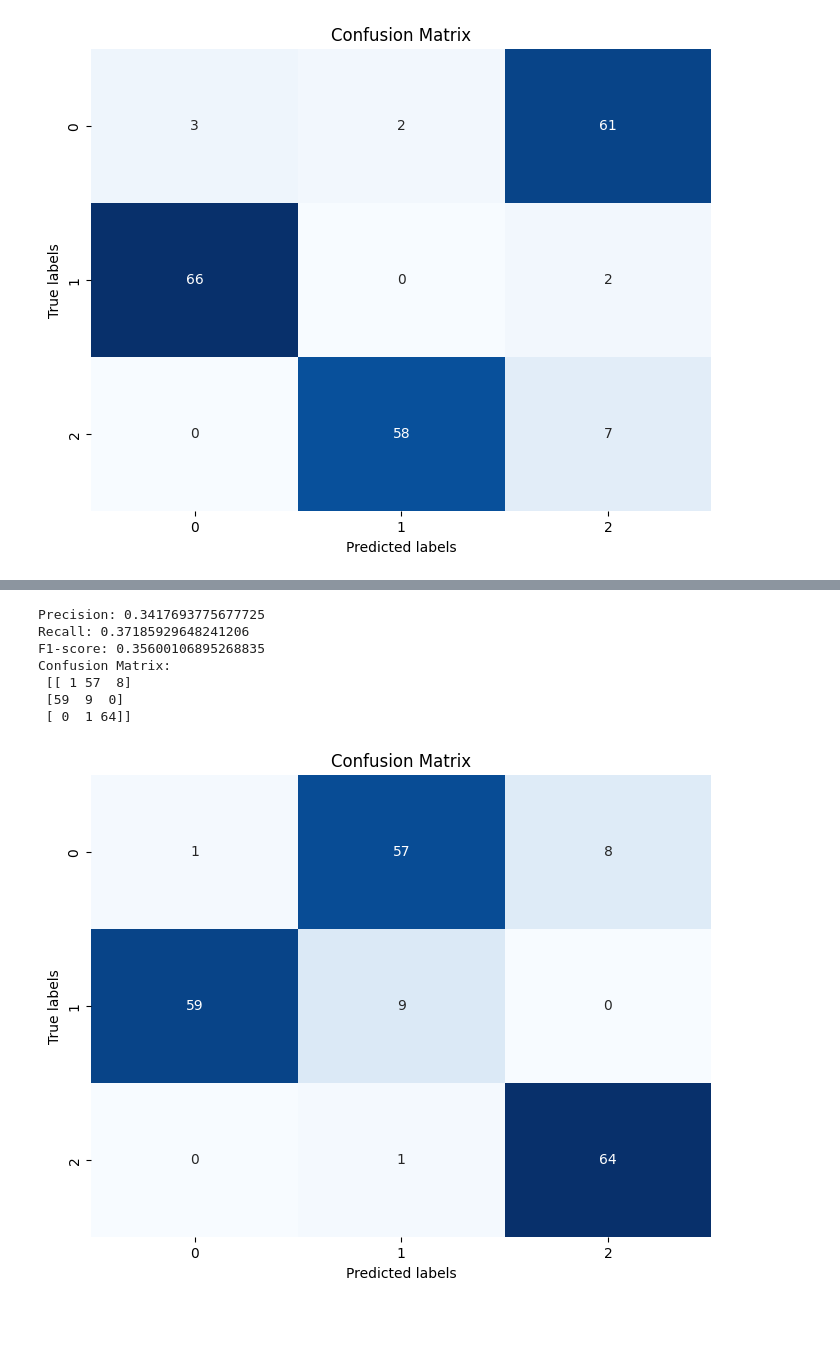
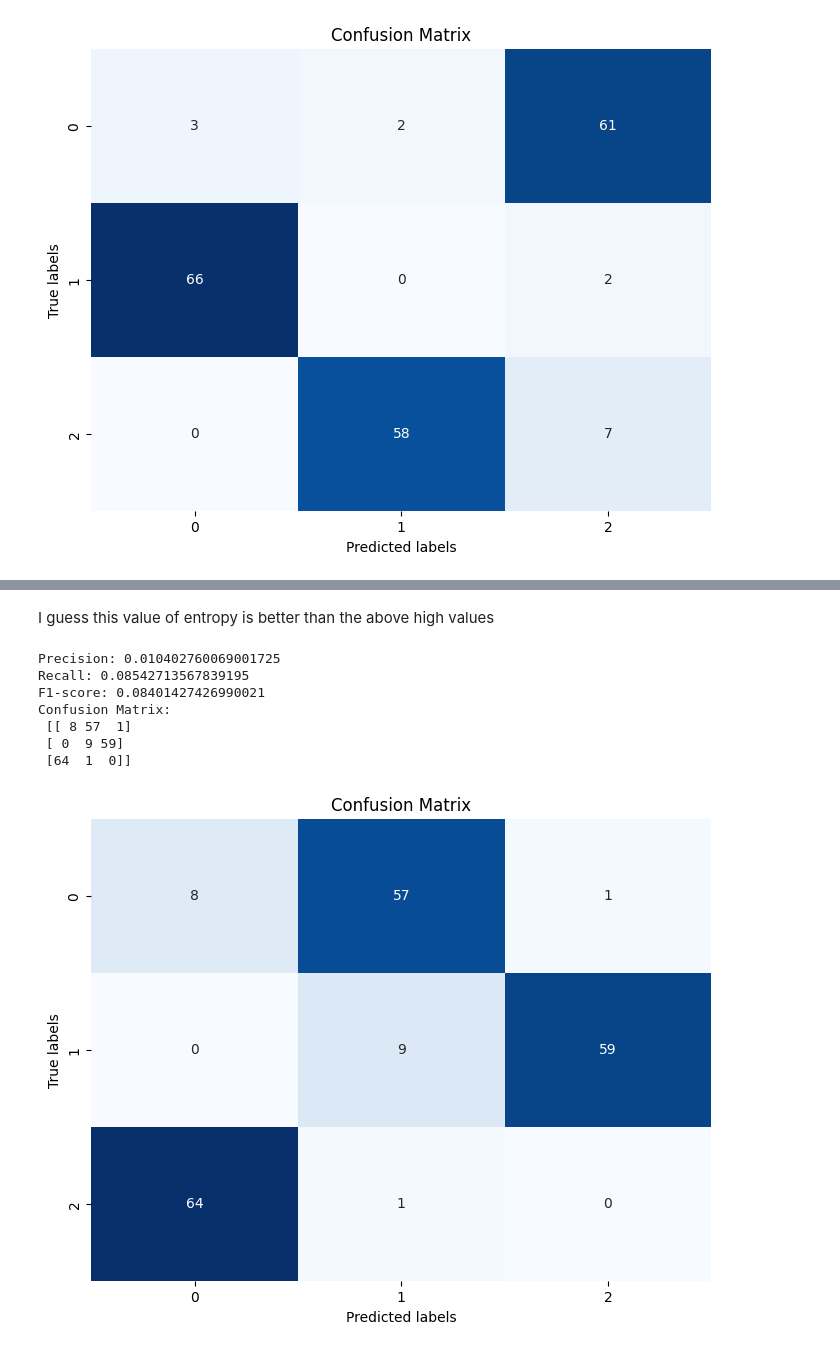
Before and after one commit to RawanKhaled20/Unsupervised_Seeds_Clustering, a Jupyter notebook: Unsupervised_learning_using_cfuzzy_and_cfuzzyentropy.ipynb, the cells around one changed output, grey strips where cells are left out. Saved outputs shown, nothing was run; the diff lists cells and outputs as text; code cells hidden in the pictures; blank space fills up the shorter version.

```diff
--- a/Unsupervised_learning_using_cfuzzy_and_cfuzzyentropy.ipynb
+++ b/Unsupervised_learning_using_cfuzzy_and_cfuzzyentropy.ipynb
@@ -301,9 +314,9 @@ m_values = [1.1, 1.5, 2]  # Fuzziness parameter
 
 # Perform Fuzzy C-Means (FCM)
 for m in m_values:
-    cntr_fcm, u_fcm, _, _, _, _, _ = cmeans(df_compressed.T, n_clusters, m, error=0.005, maxiter=1000)
+    cntr_fcm, u_fcm, _, _, _, _, _ = cmeans(df_compressed1.T, n_clusters, m, error=0.005, maxiter=1000)
 
     # Evaluate clustering performance
-    silhouette_fcm = silhouette_score(df_compressed, np.argmax(u_fcm, axis=0))
+    silhouette_fcm = silhouette_score(df_compressed1, np.argmax(u_fcm, axis=0))
     print(f"FCM (m={m}): Silhouette Score = {silhouette_fcm:.4f}")
 # %% [output]
@@ -495,14 +574,3 @@ Confusion Matrix:
  [66  0  2]
  [ 0 58  7]]
 [figure]
-# %%
-from sklearn.metrics import silhouette_score
-import numpy as np
-from skfuzzy.cluster import cmeans
-
-# Define hyperparameter values to experiment with
-n_clusters = 3
-m_values = 1.1  # Fuzziness parameter
-
-cntr_fcm, u_fcm, _, _, _, _, _ = cmeans(df_compressed.T, n_clusters, m, error=0.005, maxiter=1000)
-cluster_labelsF = np.argmax(u_fcm, axis=0)
@@ -508,0 +639,13 @@ cluster_labelsF = np.argmax(u_fcm, axis=0)
+# %%
+# Set parameters
+k = 3  # Number of clusters
+m = 1.5  # Fuzziness parameter
+max_iter = 100  # Maximum number of iterations
+
+# Perform fuzzy clustering
+centroids, membership, entropy, silhouette, labels = fuzzy_c_means(df_compressed2, k, m, max_iter)
+
+print("Centroids:\n", centroids)
+print("\nMembership matrix shape:", membership.shape)
+print("\nEntropy:", entropy)
+print("\nsilhouette:", silhouette)
@@ -509,29 +666,33 @@ cluster_labelsF = np.argmax(u_fcm, axis=0)
+# %% [markdown]
+I guess this value of entropy is better than the above high values
 # %%
-# Step 3: Evaluate Clustering Performance
-precision = precision_score(y_true, cluster_labelsF, average='weighted')
-recall = recall_score(y_true, cluster_labelsF, average='weighted')
-f1 = f1_score(y_true, cluster_labelsF, average='weighted')
-conf_matrix = confusion_matrix(y_true, cluster_labelsF)
+# Calculate precision, recall, and F1-score
+precision = precision_score(y_true, labels, average='weighted')
+recall = recall_score(y_true, cluster_labelsFF, average='weighted')
+f1 = f1_score(y_true, cluster_labelsFF, average='weighted')
 
+# Calculate confusion matrix
+conf_matrix = confusion_matrix(y_true, cluster_labelsFF)
+
+# Print precision, recall, F1-score, and confusion matrix
 print("Precision:", precision)
 print("Recall:", recall)
 print("F1-score:", f1)
 print("Confusion Matrix:\n", conf_matrix)
 
 # Plot Confusion Matrix
 plt.figure(figsize=(8, 6))
 sns.heatmap(conf_matrix, annot=True, fmt="d", cmap="Blues", cbar=False)
-
 plt.title('Confusion Matrix')
 plt.xlabel('Predicted labels')
 plt.ylabel('True labels')
 plt.show()
 # %% [output]
-Precision: 0.3417693775677725
-Recall: 0.37185929648241206
-F1-score: 0.35600106895268835
+Precision: 0.010402760069001725
+Recall: 0.08542713567839195
+F1-score: 0.08401427426990021
 Confusion Matrix:
- [[ 1 57  8]
- [59  9  0]
- [ 0  1 64]]
+ [[ 8 57  1]
+ [ 0  9 59]
+ [64  1  0]]
-[figure, old version]
+[figure, new version]
```
Also changed, not shown: parts of 47 cells of this notebook.
